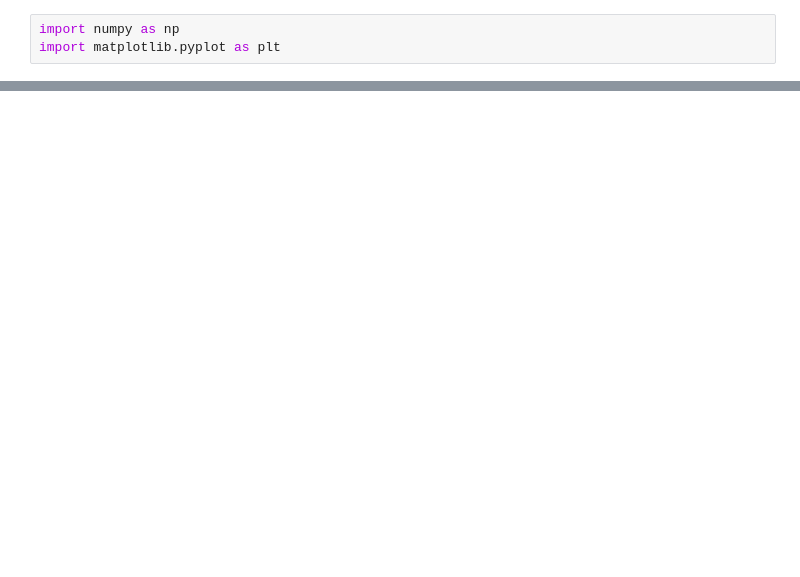
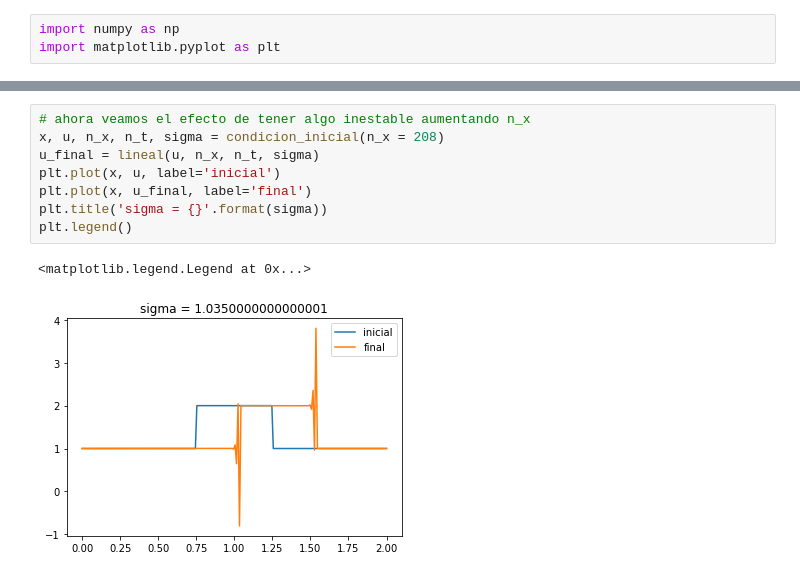
Before and after one commit to ComputoCienciasUniandes/MetComp2_202120, a Jupyter notebook: semana_05/adveccion.ipynb, the cells around one changed output, grey strips where cells are left out. Drawn from its saved outputs; the diff is of its cells as text; blank space fills up the shorter version.

```diff
--- a/semana_05/adveccion.ipynb
+++ b/semana_05/adveccion.ipynb
@@ -29,0 +45,11 @@ plt.plot(x, u)
+# %%
+# ahora veamos el efecto de tener algo inestable aumentando n_x
+x, u, n_x, n_t, sigma = condicion_inicial(n_x = 208)
+u_final = lineal(u, n_x, n_t, sigma)
+plt.plot(x, u, label='inicial')
+plt.plot(x, u_final, label='final')
+plt.title('sigma = {}'.format(sigma))
+plt.legend()
+# %% [output]
+<matplotlib.legend.Legend at 0x...>
+[figure, added]
```
Also changed, not shown: parts of 14 cells of this notebook.
